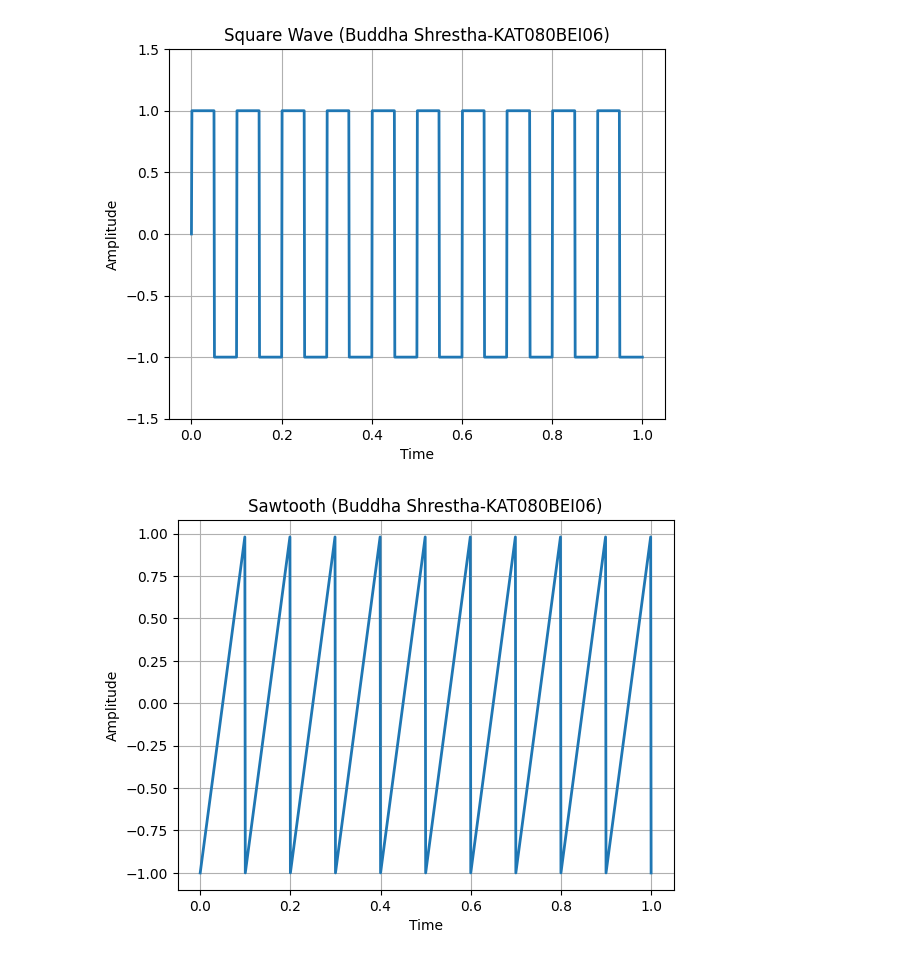
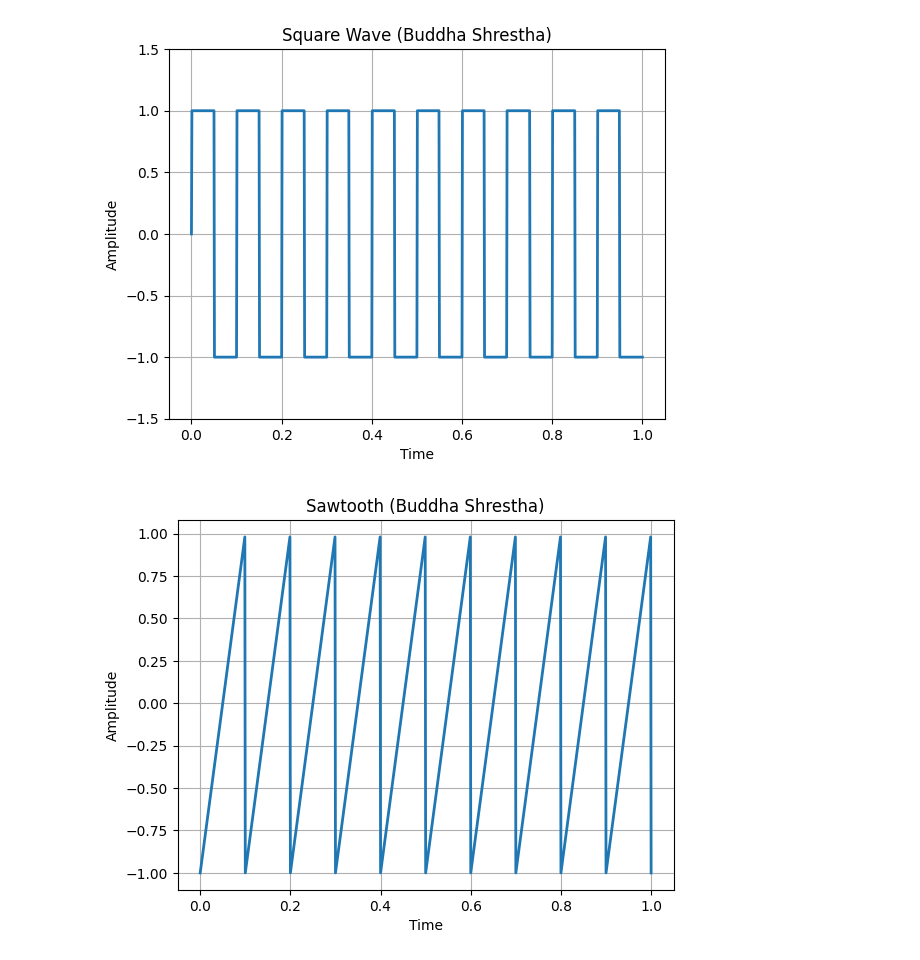
Before and after one commit to rusty-crubs/Data-Science-with-Python, a Jupyter notebook: Practice/Communication-lab.ipynb, the cells around one changed output. Saved outputs shown, nothing was run; the diff lists cells and outputs as text; code cells hidden in the pictures.

```diff
--- a/Practice/Communication-lab.ipynb
+++ b/Practice/Communication-lab.ipynb
@@ -28,29 +30,29 @@ plt.savefig('Cosine.png')
 # %%
 # --- 3. Square Wave ---
 Fs = 1000
 t1 = np.arange(0, 1 + 1/Fs, 1/Fs)
 f = 10
 y3 = np.sign(np.sin(2 * np.pi * f * t1))
 plt.plot(t1, y3, linewidth=2)
 plt.ylim([-1.5, 1.5])
-plt.title('Square Wave (Buddha Shrestha-KAT080BEI06)')
+plt.title('Square Wave (Buddha Shrestha)')
 plt.ylabel('Amplitude')
 plt.xlabel('Time')
 plt.grid(True)
-plt.savefig('Square.png')
+# plt.savefig('Square.png')
 # %% [output]
-[figure, old version]
+[figure, new version]
 # %%
 # --- 4. Sawtooth Wave ---
 y4 = signal.sawtooth(2 * np.pi * f * t1)
 plt.plot(t1, y4, linewidth=2)
-plt.title('Sawtooth (Buddha Shrestha-KAT080BEI06)')
+plt.title('Sawtooth (Buddha Shrestha)')
 plt.ylabel('Amplitude')
 plt.xlabel('Time')
 plt.grid(True)
-plt.savefig('Sawtooth.png')
+# plt.savefig('Sawtooth.png')
 # %% [output]
-[figure, old version]
+[figure, new version]
 # %%
 # --- 5. Exponential Wave ---
 expo = np.exp(t1)
```
Also changed, not shown: parts of 28 cells of this notebook, 8 other files.
